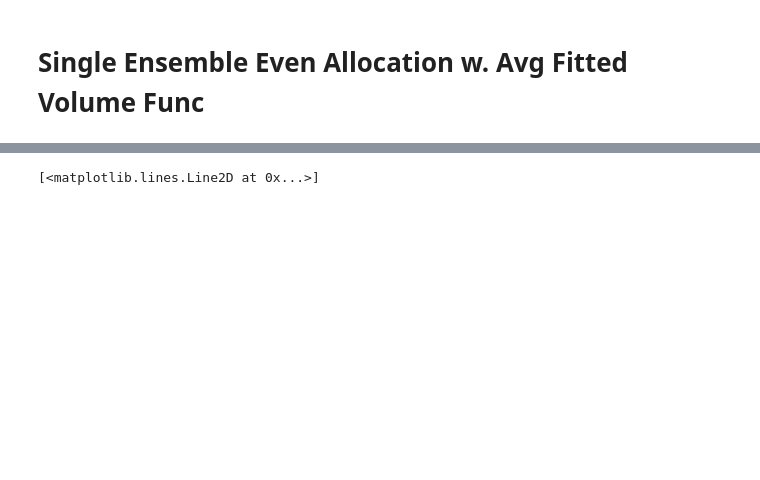
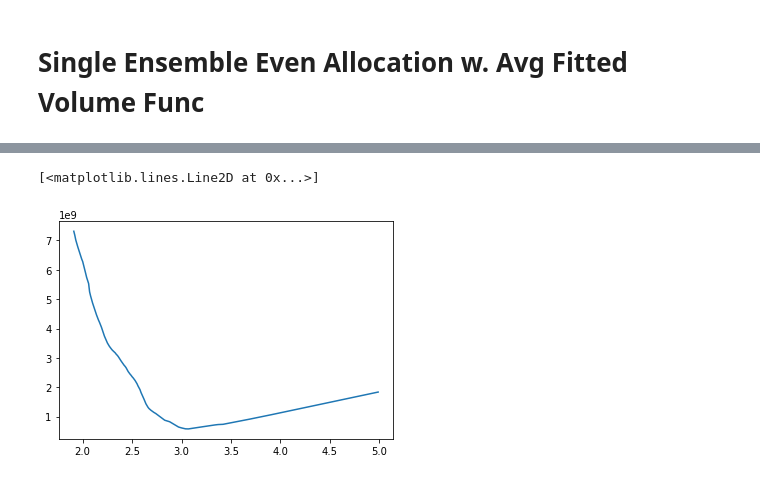
Before and after one commit to ym2540/GISSR_Optimization, a Jupyter notebook: ideal/sr_opt_ideal.ipynb, the cells around one changed output, grey strips where cells are left out. Drawn from its saved outputs; the diff is of its cells as text; code cells hidden in the pictures; blank space fills up the shorter version.

```diff
--- a/ideal/sr_opt_ideal.ipynb
+++ b/ideal/sr_opt_ideal.ipynb
@@ -171,12 +185,12 @@ def calc_group_h_fitted_avg(Topo, groups, volume_grouped, surge_peak):
         height_group[:, div] = np.minimum(2.94116829e-03 * np.sqrt(vol) - 3.36575759e-07*vol, surge_peak)
     return height_group
 
-params.travel_dist = 2
+params.travel_dist = 999
 
 
 groups = generate_groups(Topo.div_data)
 
-h_max = 3
+h_max = 5
 dh = 0.01
 
 
@@ -233,3 +229,3 @@ df = pd.DataFrame(points)
 # %%
-plt.plot(df.iloc[:,1], df.iloc[:,3])
+plt.plot(df.iloc[:,0], df.iloc[:,3])
 # %% [output]
@@ -238 +232,2 @@ plt.plot(df.iloc[:,1], df.iloc[:,3])
 [<matplotlib.lines.Line2D at 0x...>]
+[figure, added]
```
Also changed, not shown: parts of 10 cells of this notebook, 9 other files.
